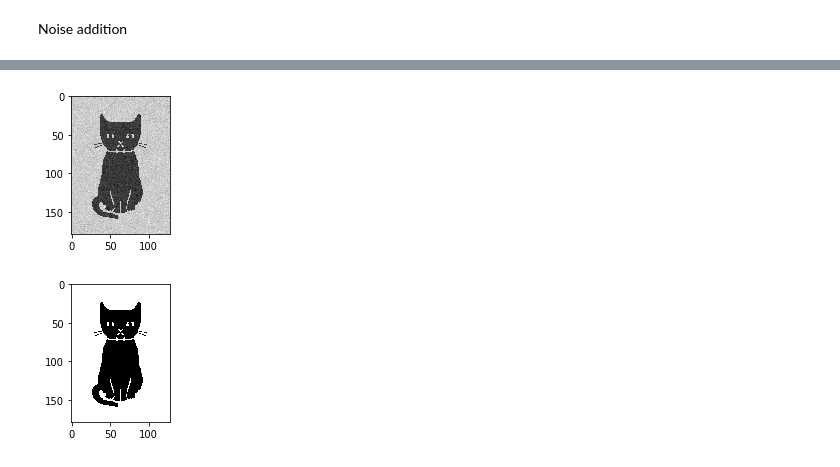
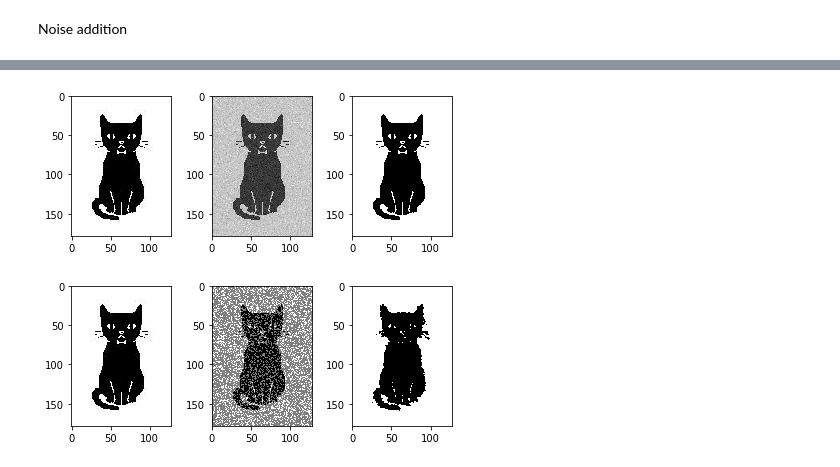
Before and after one commit to Aidan-acad/machineLearningjupNote, a Jupyter notebook: crswk2/Coursework 2 inference.ipynb, the cells around one changed output, grey strips where cells are left out. Drawn from its saved outputs; the diff is of its cells as text; code cells hidden in the pictures.

```diff
--- a/crswk2/Coursework 2 inference.ipynb
+++ b/crswk2/Coursework 2 inference.ipynb
@@ -94,7 +95,7 @@ def ICM(img):
     imShape = img.shape
     h = 0
     beta = 0.1
-    nu = 3
+    nu = 4
     #for index, pixel in np.ndenumerate(img):
      #   i,j = index
       #  if(img[i,j] == 1):
@@ -145,49 +146,56 @@ def ICM(img):
     for index, pixel in np.ndenumerate(out):
         i,j = index
         if(out[i,j] == 1):
             out[i,j] = 255
         else:
             out[i,j] = 0;
-    fig = plt.figure()
-    ax = fig.add_subplot(131)
-    ax.imshow(out,cmap='gray')
+    #fig = plt.figure()
+    #ax = fig.add_subplot(131)
+    #ax.imshow(out,cmap='gray')
     return out
 
 
 prop = 0.7
 varSigma = 0.1
 
 im = imread('CatGray.jpg')
 im = im/255
 #fig = plt.figure()
 #ax = fig.add_subplot(131)
 #ax.imshow(im,cmap='gray')
 #output = output_start + ((output_end - output_start) / (input_end - input_start)) * (input - input_start)
 imGauss = add_gaussian_noise(im,prop,varSigma)
 for index ,pixel in np.ndenumerate(imGauss):
     i,j = index
     imGauss[i,j] = -1 + ((1--1)/(1-0))*(imGauss[i,j])
 #    if(imGauss[i,j] > 0.5):
 #        imGauss[i,j] = 1
 #    else:
 #        imGauss[i,j] = -1
+fig1 = plt.figure()
+ax1 = fig1.add_subplot(131)
+ax1.imshow(im,cmap='gray')
+ax2 = fig1.add_subplot(132)
+ax2.imshow(imGauss,cmap='gray')
+out = ICM(imGauss)
+ax3 = fig1.add_subplot(133)
+ax3.imshow(out,cmap='gray')
+plt.tight_layout()
+
 fig2 = plt.figure()
+ax1 = fig2.add_subplot(131)
+ax1.imshow(im,cmap='gray')
+imSalt = add_saltnpepper_noise(im,prop)
 ax2 = fig2.add_subplot(132)
-ax2.imshow(imGauss,cmap='gray')
-imSalt = add_saltnpepper_noise(im,prop)
-#ax3 = fig.add_subplot(133)
-#ax3.imshow(imSalt,cmap='gray')
-
-#fig2 = plt.figure()
-out = ICM(imGauss)
-#ax4 = fig2.add_subplot(131)
-#ax4.imshow(out,cmap='gray')
-#print("passed")
-#print(imSalt[20,30])
+ax2.imshow(imSalt,cmap='gray')
+out = ICM(imSalt)
+ax3 = fig2.add_subplot(133)
+ax3.imshow(out,cmap='gray')
+plt.tight_layout()
 plt.show()
 # %% [output]
-[figure, old version]
+[figure, new version]
-[figure, old version]
+[figure, new version]
 # %%
 def gibbs(img,iterations):
     imShape = img.shape
```
Also changed, not shown: parts of 3 cells of this notebook, 8 other files.
